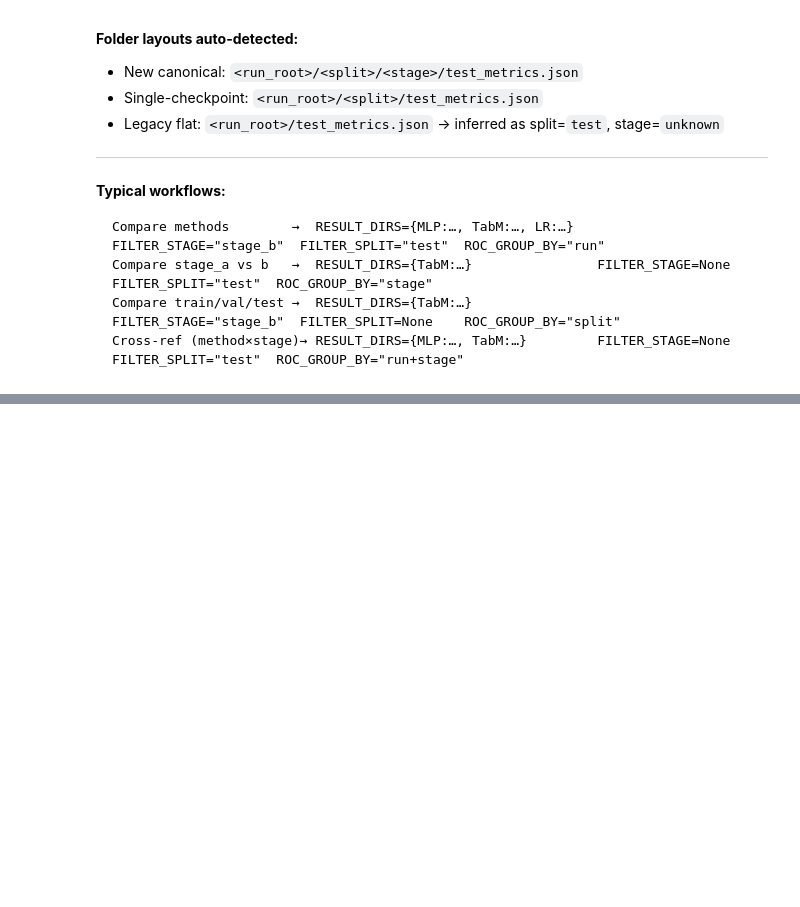
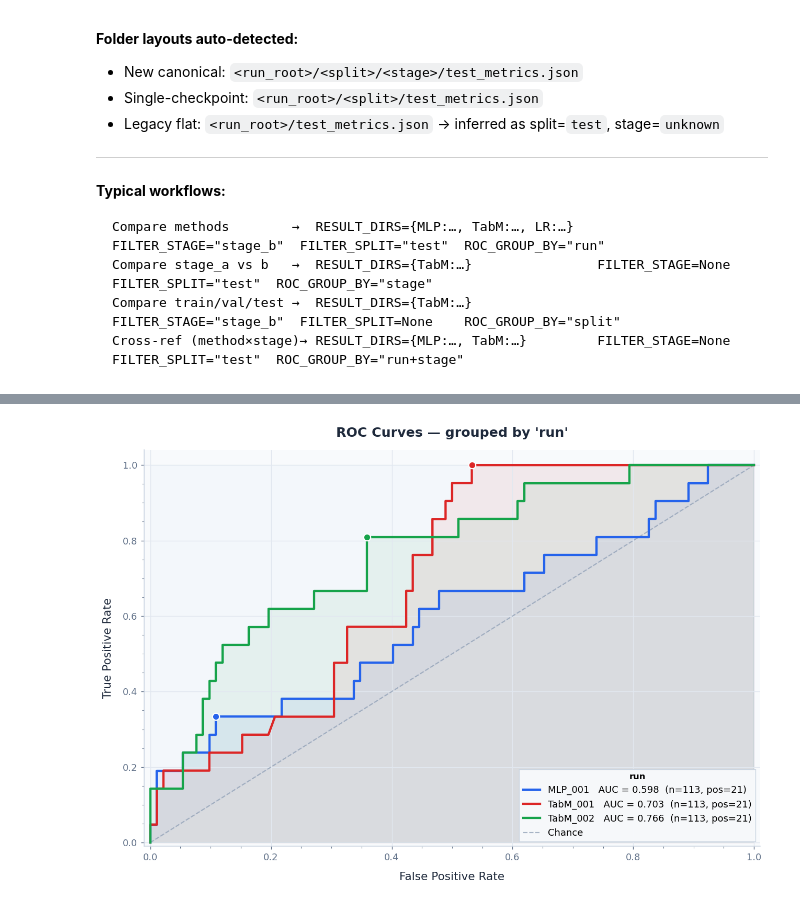
Before and after one commit to MIAGroupUT/TabPredict, a Jupyter notebook: eval/compare_results.ipynb, the cells around one changed output, grey strips where cells are left out. Saved outputs shown, nothing was run; the diff lists cells and outputs as text; code cells hidden in the pictures; blank space fills up the shorter version.

```diff
--- a/eval/compare_results.ipynb
+++ b/eval/compare_results.ipynb
@@ -100,16 +107,17 @@ Edit the cell below — everything else re-runs automatically.
 # ── Result roots ──────────────────────────────────────────────────────────────
 # Keys become the "run" label in the table and ROC legend.
 RESULT_DIRS = {
-    "TabM": "/home/ranema/AI4EVAR/test_results/v1_no_complications_TabM_03062026",
-    # "MLP":  "/home/ranema/AI4EVAR/test_results/v1_no_complications_MLP_02062026",
+    "TabM_002": "/home/ranema/AI4EVAR/test_results/v1_no_complications_TabM_03062026",
+    "TabM_001":  "/home/ranema/AI4EVAR/test_results/v1_no_complications_TabM_02062026",
+    "MLP_001":  "/home/ranema/AI4EVAR/test_results/v1_no_complications_MLP_02062026",
     # "LR":   "/home/ranema/AI4EVAR/test_results/v1_no_complications_LR_???",
     # "RF":   "/home/ranema/AI4EVAR/test_results/v1_no_complications_RF_???",
     # "no_comp_legacy": "/home/ranema/AI4EVAR/test_results/v1_no_complications_30052026",
 }
 
 # ── Filters  (None = keep all) ────────────────────────────────────────────────
-FILTER_STAGE = None      # "stage_a" | "stage_b" | None
-FILTER_SPLIT = None      # "train"   | "val"     | "test" | None
+FILTER_STAGE = "stage_b"      # "stage_a" | "stage_b" | None
+FILTER_SPLIT = "test"      # "train"   | "val"     | "test" | None
 
 # ── ROC grouping ──────────────────────────────────────────────────────────────
 # Each unique value of this key becomes one ROC curve.
@@ -118,7 +126,7 @@ FILTER_SPLIT = None      # "train"   | "val"     | "test" | None
 #   "split"      → one curve per split (train / val / test)  (compare splits)
 #   "run+stage"  → one curve per (method, stage) combination
 #   "run+split"  → one curve per (method, split) combination
-ROC_GROUP_BY = "split"
+ROC_GROUP_BY = "run"
 
 # ── Table columns ─────────────────────────────────────────────────────────────
 METRICS_TO_SHOW = [
@@ -418,34 +455,36 @@ def plot_roc(
             alpha=0.8, zorder=2, label="Chance")
 
     # shaded "better than chance" triangle
     ax.fill_between([0, 1], [0, 1], [1, 1], alpha=0.018, color="#2563EB")
 
     ax.set_xlim([-0.01, 1.01])
     ax.set_ylim([-0.01, 1.04])
     ax.xaxis.set_minor_locator(MultipleLocator(0.05))
     ax.yaxis.set_minor_locator(MultipleLocator(0.05))
 
     ax.set_xlabel("False Positive Rate", labelpad=10)
     ax.set_ylabel("True Positive Rate", labelpad=10)
     ax.set_title(title or f"ROC Curves — grouped by '{group_by}'")
 
     legend = ax.legend(
         loc="lower right",
         framealpha=0.97,
         edgecolor=_SPINE,
         fancybox=False,
         title=group_by.replace("+", " × "),
         title_fontproperties={"weight": "semibold", "size": 9},
         handlelength=1.8,
     )
     legend.get_frame().set_linewidth(0.8)
 
     plt.tight_layout()
     plt.show()
-    return fig
+    # return fig
 
 
 fig_roc = plot_roc(preds, group_by=ROC_GROUP_BY, figsize=FIG_SIZE)
+# %% [output]
+[figure, added]
 # %% [markdown]
 ## 5. Per-metric Bar Chart
 
```
Also changed, not shown: parts of 18 cells of this notebook, 15 other files.
